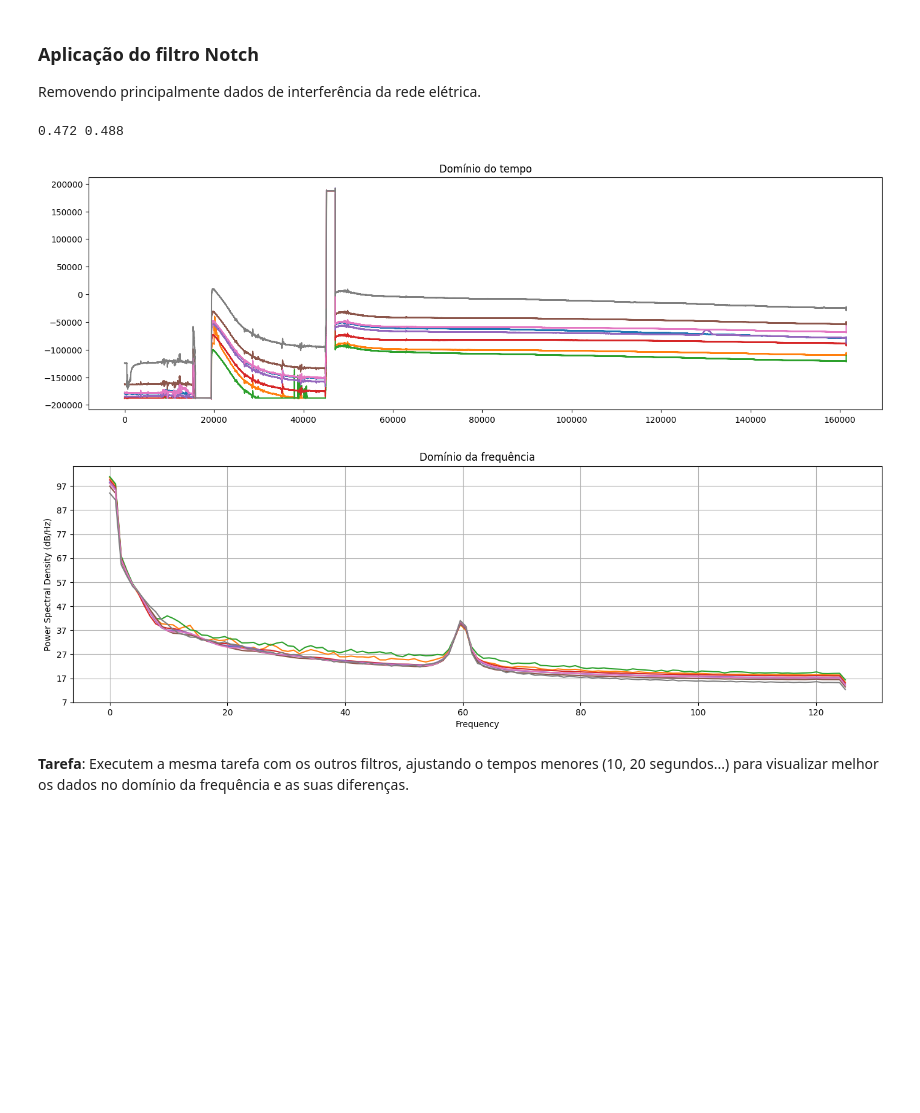
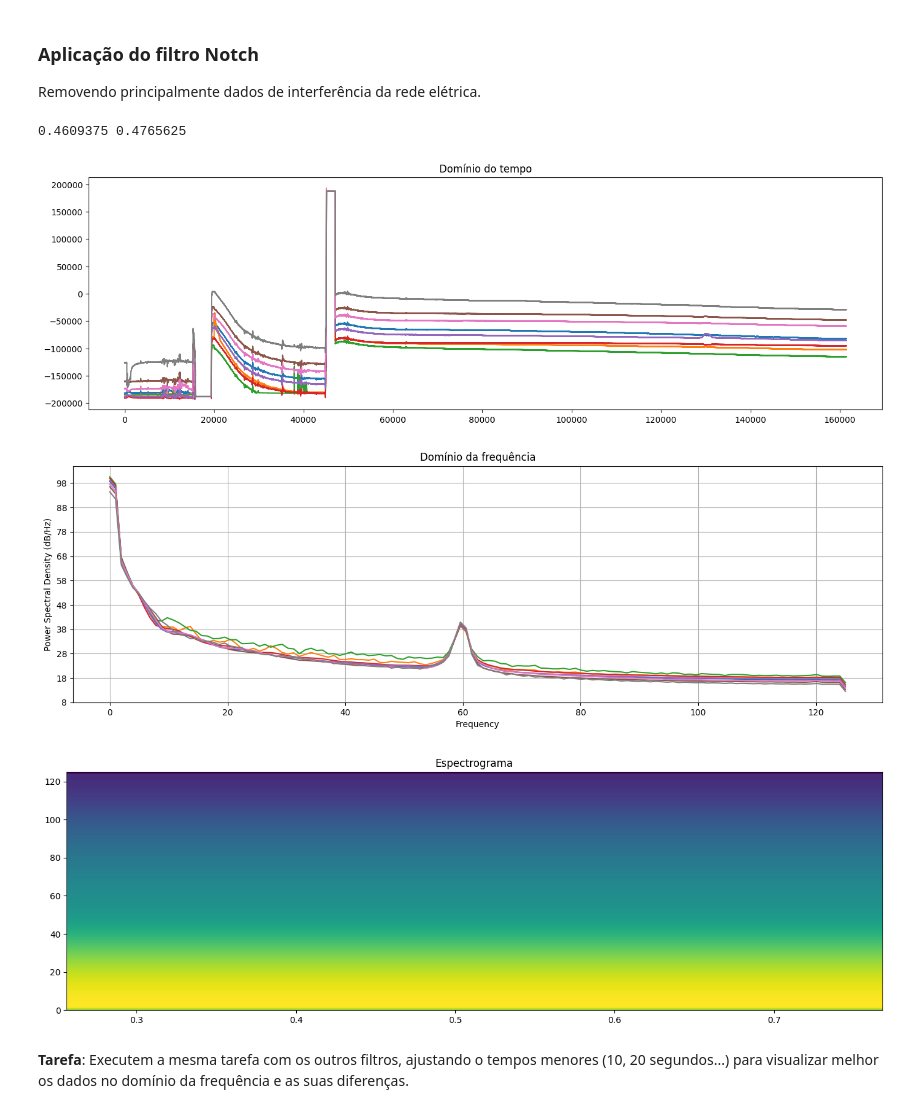
Before and after one commit to bneurd/tutoriais, a Jupyter notebook: Focus/src/preprocessing.ipynb, the cells around one changed output. Drawn from its saved outputs; the diff is of its cells as text; code cells hidden in the pictures; blank space fills up the shorter version.

```diff
--- a/Focus/src/preprocessing.ipynb
+++ b/Focus/src/preprocessing.ipynb
@@ -10,7 +12,7 @@ from scipy import signal
 # %%
 # definições de filtros
 
-def butter_bandpass(data, lowcut, highcut, fs=250, order=4):
+def butter_bandpass(data, lowcut, highcut, fs=256, order=4):
     nyq = fs * 0.5
     low = lowcut / nyq
     high = highcut / nyq
@@ -18,27 +20,27 @@ def butter_bandpass(data, lowcut, highcut, fs=250, order=4):
     return signal.filtfilt(b, a, data)
 
 
-def butter_lowpass(data, lowcut, fs=250, order=4):
+def butter_lowpass(data, lowcut, fs=256, order=4):
     nyq = fs * 0.5
     low = lowcut / nyq
     b, a = signal.butter(order, low, btype='lowpass')
     return signal.filtfilt(b, a, data)
 
 
-def butter_highpass(data, highcut, fs=250, order=4):
+def butter_highpass(data, highcut, fs=256, order=4):
     nyq = fs * 0.5
     high = highcut / nyq
     b, a = signal.butter(order, high, btype='highpass')
     return signal.filtfilt(b, a, data)
 
 
-def butter_notch(data, cutoff, var=1, fs=250, order=4):
+def butter_notch(data, cutoff, var=1, fs=256, order=4):
     nyq = fs * 0.5
     low = (cutoff - var) / nyq
     high = (cutoff + var) / nyq
     print(low, high)
     b, a = signal.iirfilter(order, [low, high], btype='bandstop', ftype="butter")
-    return signal.filtfilt(b, a, data)
+    return signal.filtfilt(b, a, data, padlen=7)
 # %% [markdown]
 ### Visualização dos gráficos com e sem filtros
 
@@ -54,6 +56,11 @@ def print_graphs(X):
         plt.psd(X[:,i], Fs=250)
     plt.title('Domínio da frequência')
     plt.show()
+
+    for i in range(X.shape[1]):
+        plt.specgram(X[i,:], Fs=250)
+    plt.title('Espectrograma')
+    plt.show()
 # %%
 # Apresentação dos dados sem aplicação dos filtros.
 
@@ -71,12 +79,14 @@ print_graphs(data)
 
 Removendo principalmente dados de interferência da rede elétrica.
 # %%
-data_filtered = butter_notch(data.flatten(), 60)
-data_filtered = data_filtered.reshape(int(data_filtered.shape[0] / 8), 8)
+data_filtered = dc(data)
+data_filtered = butter_notch(data_filtered, 60)
+# data_filtered = data_filtered.reshape(int(data_filtered.shape[0] / 8), 8)
 print_graphs(data_filtered)
 # %% [output]
-0.472 0.488
+0.4609375 0.4765625
-[figure, old version]
+[figure, new version]
-[figure, old version]
+[figure, new version]
+[figure, added]
 # %% [markdown]
 **Tarefa**: Executem a mesma tarefa com os outros filtros, ajustando o tempos menores (10, 20 segundos...) para visualizar melhor os dados no domínio da frequência e as suas diferenças.
```
Also changed, not shown: parts of 6 cells of this notebook.
